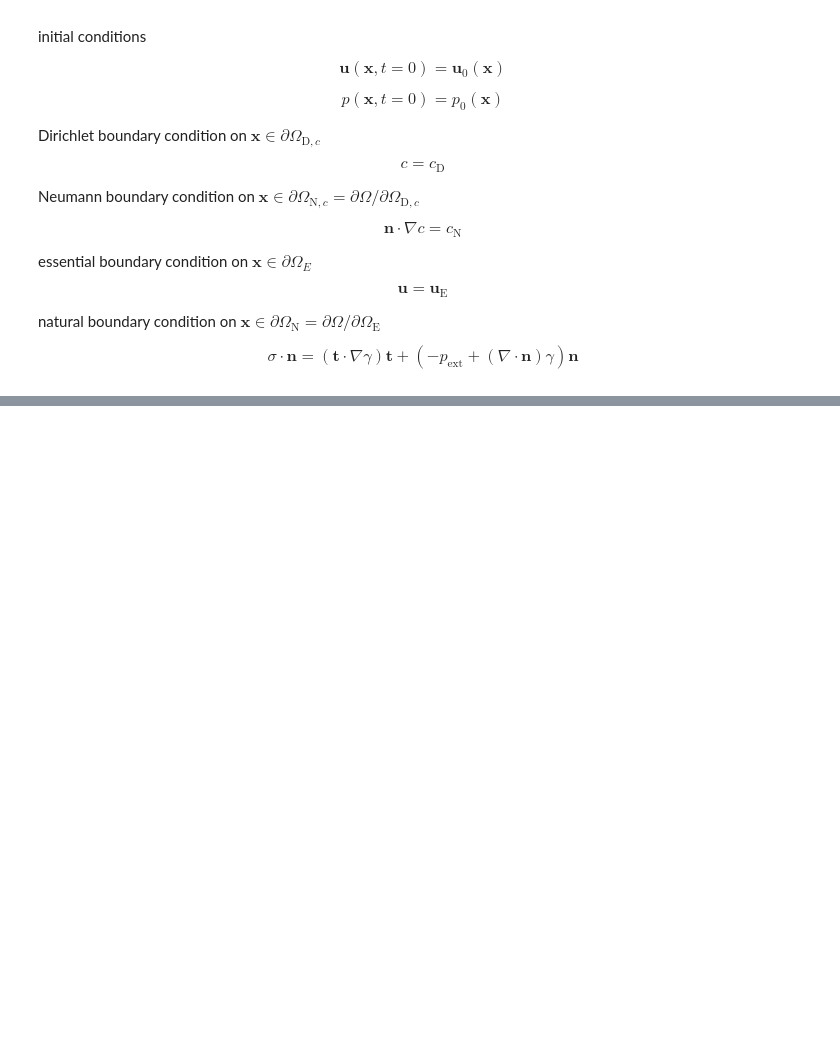
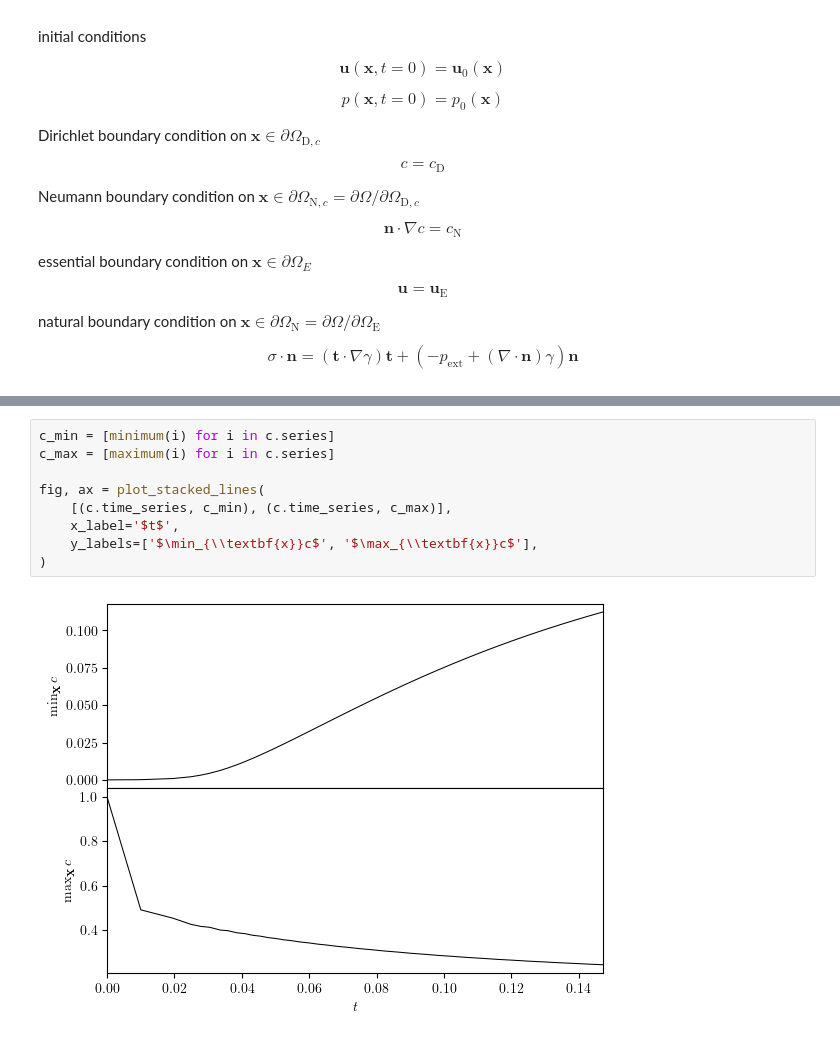
Before and after one commit to george-poole/LUCiFEx, a Jupyter notebook: demo/A21_marangoni_convection.ipynb, the cells around one changed output, grey strips where cells are left out. Cells and saved outputs as stored; diff of their text form; blank space fills up the shorter version.

```diff
--- a/demo/A21_marangoni_convection.ipynb
+++ b/demo/A21_marangoni_convection.ipynb
@@ -96,0 +115,11 @@ fig, ax = plot_colormap(c.series[time_index], title=f'$c(t={c.time_series[time_i
+# %%
+c_min = [minimum(i) for i in c.series]
+c_max = [maximum(i) for i in c.series]
+
+fig, ax = plot_stacked_lines(
+    [(c.time_series, c_min), (c.time_series, c_max)],
+    x_label='$t$',
+    y_labels=['$\min_{\\textbf{x}}c$', '$\max_{\\textbf{x}}c$'],
+)
+# %% [output]
+[figure, added]
```
Also changed, not shown: parts of 4 cells of this notebook, 9 other files.
